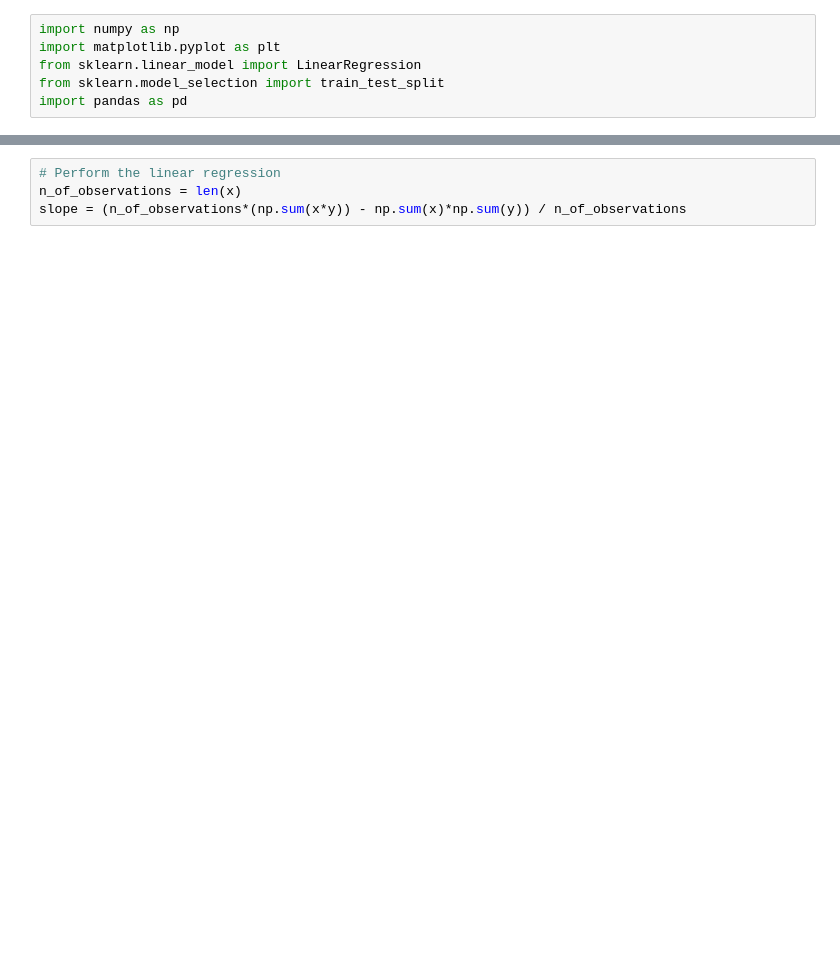
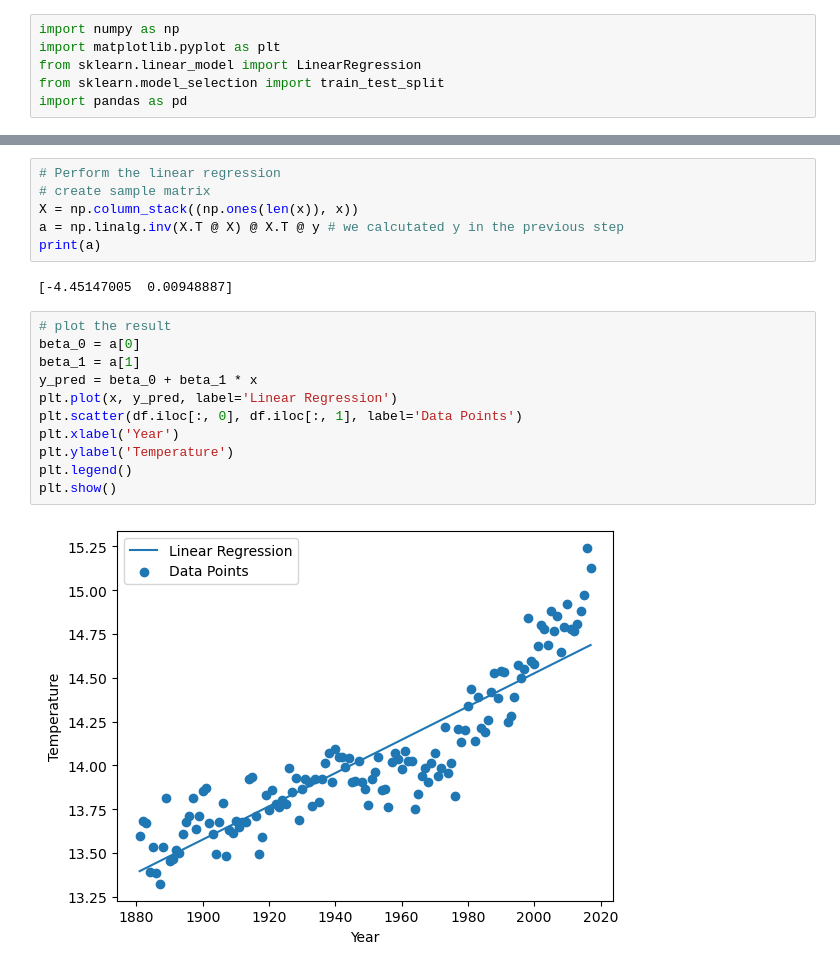
Before and after one commit to Codekob/MachineLearningAtUiT, a Jupyter notebook: Ex2/Ex2JakobKramer.ipynb, the cells around one changed output, grey strips where cells are left out. Cells and saved outputs as stored; diff of their text form; blank space fills up the shorter version.

```diff
--- a/Ex2/Ex2JakobKramer.ipynb
+++ b/Ex2/Ex2JakobKramer.ipynb
@@ -19,7 +20,24 @@ plt.show()
 3  1884  13.395000
 4  1885  13.535000
 [figure]
-# %%
-# Perform the linear regression
-n_of_observations = len(x)
-slope = (n_of_observations*(np.sum(x*y)) - np.sum(x)*np.sum(y)) / n_of_observations
+# %%
+# Perform the linear regression
+# create sample matrix
+X = np.column_stack((np.ones(len(x)), x))
+a = np.linalg.inv(X.T @ X) @ X.T @ y # we calcutated y in the previous step
+print(a)
+# %% [output]
+[-4.45147005  0.00948887]
+# %%
+# plot the result
+beta_0 = a[0]
+beta_1 = a[1]
+y_pred = beta_0 + beta_1 * x
+plt.plot(x, y_pred, label='Linear Regression')
+plt.scatter(df.iloc[:, 0], df.iloc[:, 1], label='Data Points')
+plt.xlabel('Year')
+plt.ylabel('Temperature')
+plt.legend()
+plt.show()
+# %% [output]
+[figure, added]
```
Also changed, not shown: parts of 11 cells of this notebook, 4 other files.
